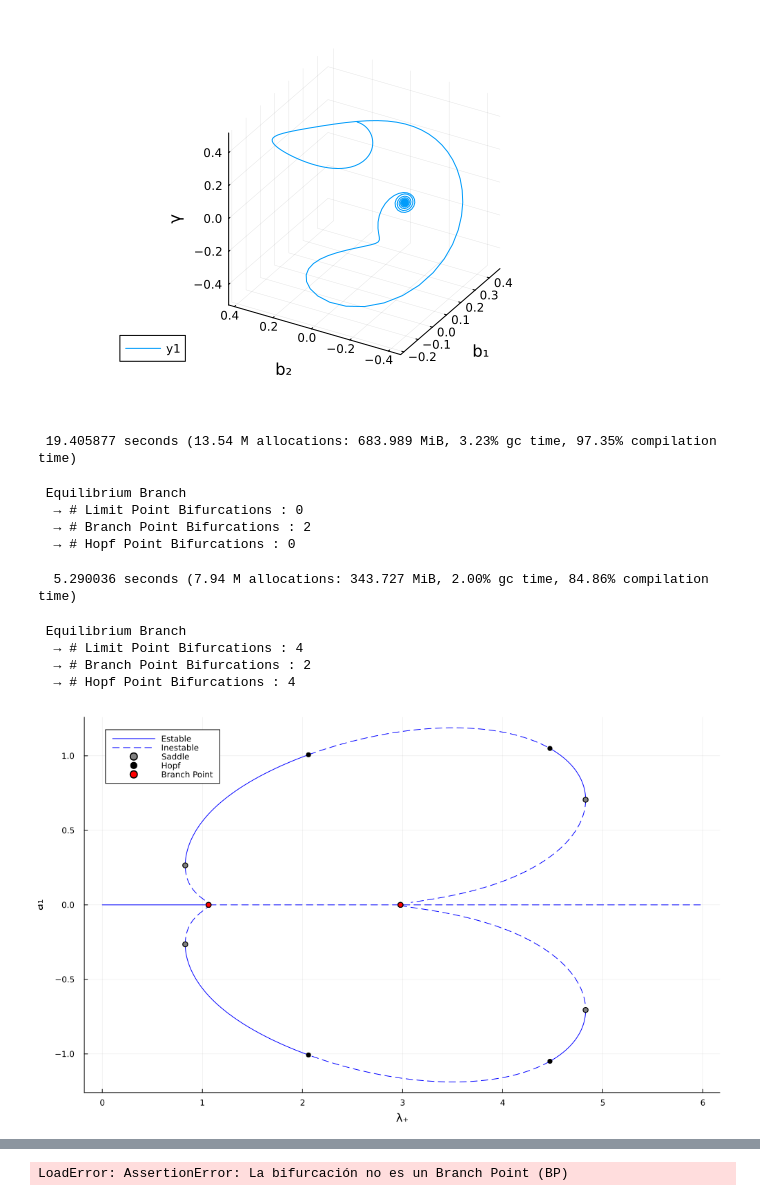
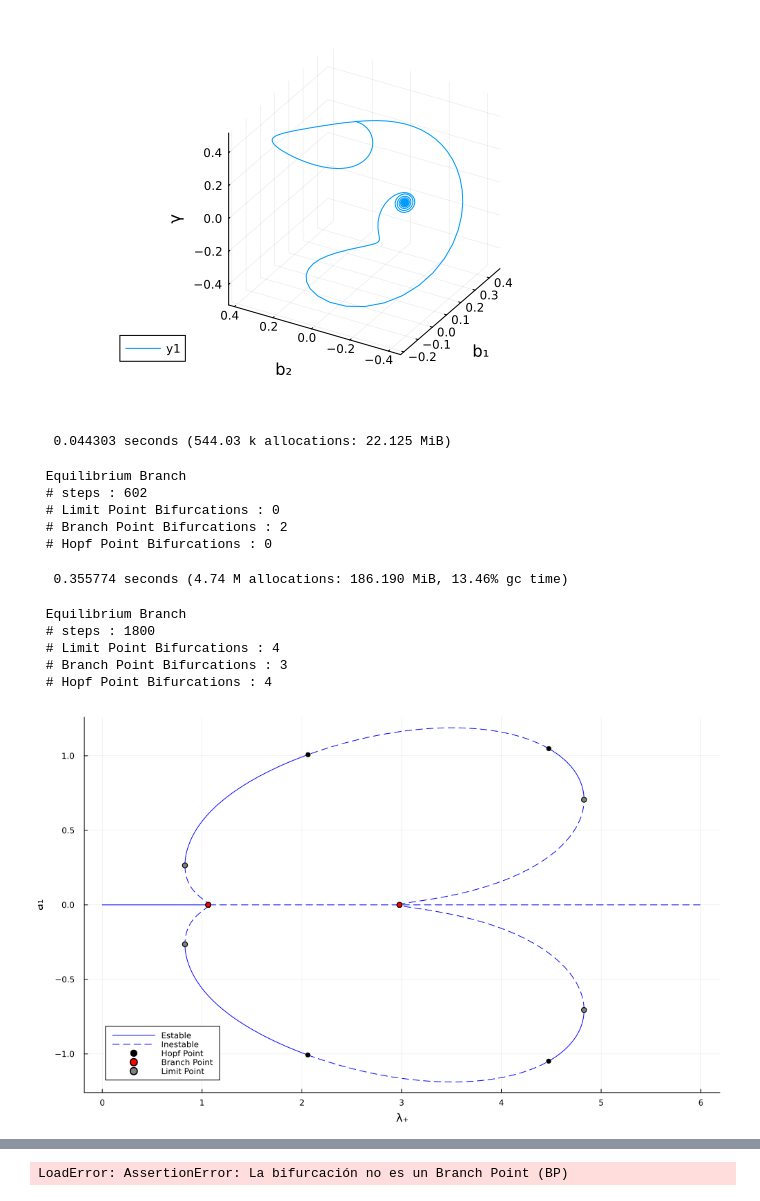
Before and after one commit to LeosEquation/Tesis, a Jupyter notebook: notebooks/OpenDicke/OpenDickeModel.ipynb, the cells around one changed output, grey strips where cells are left out. Saved outputs shown, nothing was run; the diff lists cells and outputs as text; code cells hidden in the pictures.

```diff
--- a/notebooks/OpenDicke/OpenDickeModel.ipynb
+++ b/notebooks/OpenDicke/OpenDickeModel.ipynb
@@ -66,38 +70,56 @@ x_ini = [0.0, 0.0, 0.0, 0.0, 0.0]
 tol = 1.e-13
 ite = 10;
 # %%
-@time eqb1 = EquilibriaContinuation(OpenDicke1!, x_ini, params, Δs, 601, tol, ite)
+@time eqb1 = EquilibriaContinuation(OpenDicke1!, x_ini, params, pmin, pmax, Δs, 1000, tol, ite)
 # %% [output]
- 19.405877 seconds (13.54 M allocations: 683.989 MiB, 3.23% gc time, 97.35% compilation time)
+  0.044303 seconds (544.03 k allocations: 22.125 MiB)
  Equilibrium Branch
-  → # Limit Point Bifurcations : 0
-  → # Branch Point Bifurcations : 2
-  → # Hopf Point Bifurcations : 0
+ # steps : 602
+ # Limit Point Bifurcations : 0
+ # Branch Point Bifurcations : 2
+ # Hopf Point Bifurcations : 0
 # %%
-@time eqb2 = EquilibriaContinuation(OpenDicke1!, eqb1.bp[2, :], eqb1.bpdir[2, :], params, Δs, 1751, tol, ite)
+@time eqb2 = EquilibriaContinuation(OpenDicke1!, eqb1.bp[1], params, pmin, pmax, Δs, 1800, tol, ite)
 # %% [output]
-  5.290036 seconds (7.94 M allocations: 343.727 MiB, 2.00% gc time, 84.86% compilation time)
+  0.355774 seconds (4.74 M allocations: 186.190 MiB, 13.46% gc time)
  Equilibrium Branch
-  → # Limit Point Bifurcations : 4
-  → # Branch Point Bifurcations : 2
-  → # Hopf Point Bifurcations : 4
+ # steps : 1800
+ # Limit Point Bifurcations : 4
+ # Branch Point Bifurcations : 3
+ # Hopf Point Bifurcations : 4
 # %%
 plot([eqb1.stbl[i] ? (eqb1.x[i, end], eqb1.x[i, 1]) : (NaN, NaN) for i in eachindex(eqb1.stbl)], label = "Estable",
      color = "blue", linestyle = :solid, ylabel = "a₁", xlabel = "λ₊", size = (1000, 600))
 plot!([eqb1.stbl[i] ? (NaN, NaN) : (eqb1.x[i, end], eqb1.x[i, 1])  for i in eachindex(eqb1.stbl)], label = "Inestable",
      color = "blue", linestyle = :dash)
 plot!([eqb2.stbl[i] ? (eqb2.x[i, end], eqb2.x[i, 1]) : (NaN, NaN) for i in eachindex(eqb2.stbl)], label = "",
      color = "blue", linestyle = :solid, ylabel = "a₁", xlabel = "λ₊", size = (1000, 600))
 plot!([eqb2.stbl[i] ? (NaN, NaN) : (eqb2.x[i, end], eqb2.x[i, 1])  for i in eachindex(eqb2.stbl)], label = "",
      color = "blue", linestyle = :dash)
-scatter!(eqb1.lp[:, end], eqb1.lp[:, 1], label = "Saddle", color = "gray")
-scatter!(eqb1.h[:, end], eqb1.h[:, 1], label = "Hopf", color = "black")
-scatter!(eqb1.bp[:, end], eqb1.bp[:, 1], label = "Branch Point", color = "red")
-scatter!(eqb2.bp[:, end], eqb2.bp[:, 1], label = "", color = "red")
-scatter!(eqb2.lp[:, end], eqb2.lp[:, 1], label = "", color = "gray")
-scatter!(eqb2.h[:, end], eqb2.h[:, 1], label = "", color = "black")
+scatter!([NaN], [NaN], color="black", label="Hopf Point")
+scatter!([NaN], [NaN], color="red", label="Branch Point")
+scatter!([NaN], [NaN], color="gray", label="Limit Point")
+for hp in eqb1.hp
+    scatter!((hp.x[end], hp.x[1]), color = "black", label = "")
+end
+for lp in eqb1.lp
+    scatter!((lp.x[end], lp.x[1]), color = "gray", label = "")
+end
+for bp in eqb1.bp
+    scatter!((bp.x[end], bp.x[1]), color = "red", label = "")
+end
+for hp in eqb2.hp
+    scatter!((hp.x[end], hp.x[1]), color = "black", label = "")
+end
+for lp in eqb2.lp
+    scatter!((lp.x[end], lp.x[1]), color = "gray", label = "")
+end
+for bp in eqb2.bp
+    scatter!((bp.x[end], bp.x[1]), color = "red", label = "")
+end
+plot!()
 # %% [output]
-[figure, old version]
+[figure, new version]
 # %%
 include("../../src/Tesis.jl");
 # %%
```
Also changed, not shown: parts of 12 cells of this notebook.
